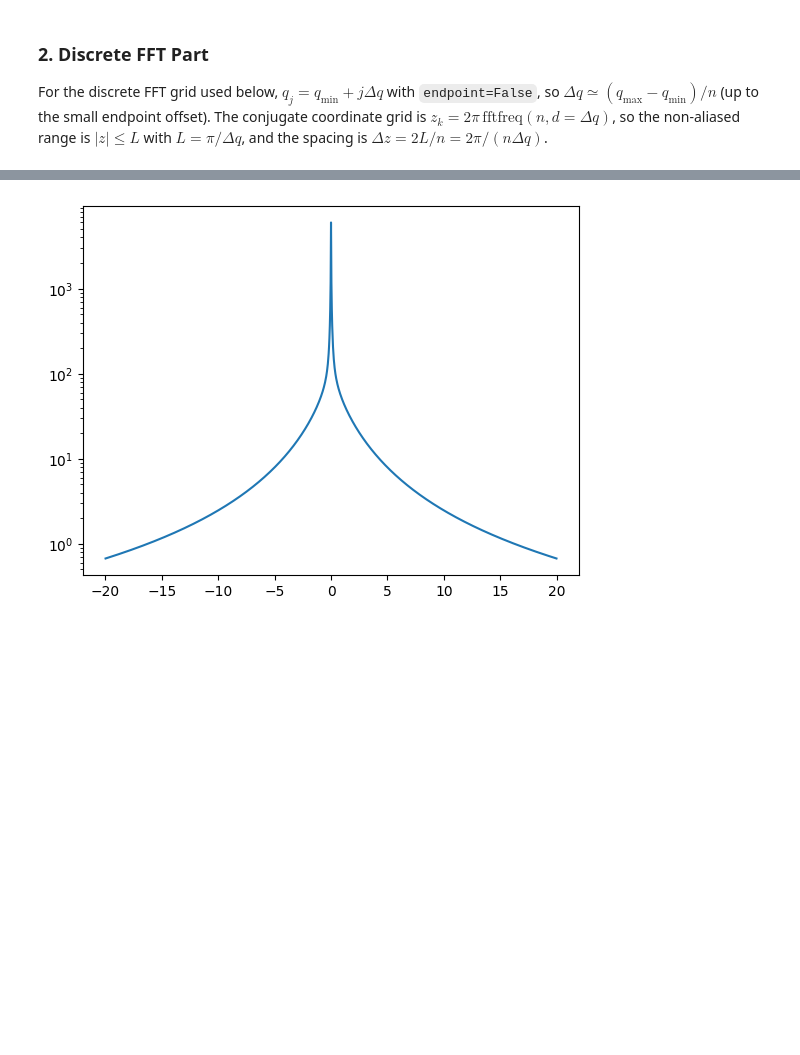
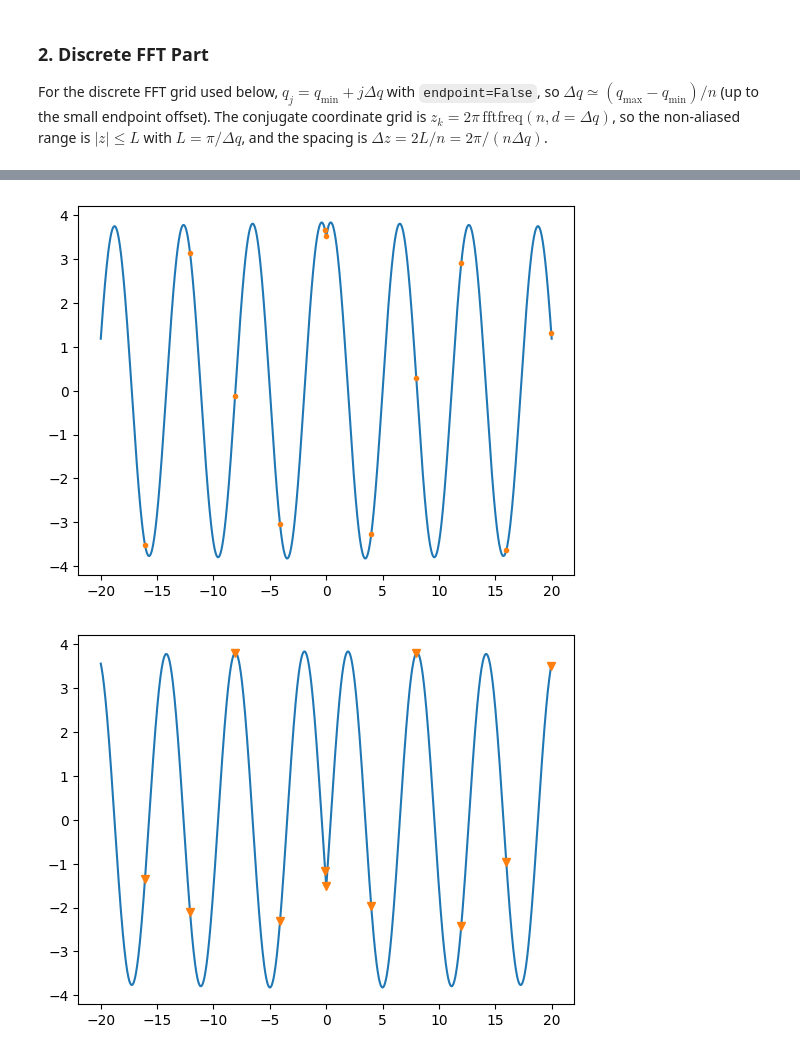
Before and after one commit to ClaudioQTM/2D_array, a Jupyter notebook: src/W_state/W_state_FFT.ipynb, the cells around one changed output, grey strips where cells are left out. Saved outputs shown, nothing was run; the diff lists cells and outputs as text; code cells hidden in the pictures; blank space fills up the shorter version.

```diff
--- a/src/W_state/W_state_FFT.ipynb
+++ b/src/W_state/W_state_FFT.ipynb
@@ -24,12 +24,12 @@ sigma_func_period = create_self_energy_interpolator_numba(
 )
 # r_para = np.array([-74, 30])
 # p_para = np.array([60, 50])
-r_para = np.array([1.8,0.01])
-p_para = np.array([0.01,0.01])
+r_para = np.array([2.0,0.01])
+p_para = np.array([0.0,0.0])
 
-E = 2 * (square_lattice.omega_e + collective_lamb_shift)
+E = 2 * (square_lattice.omega_e + collective_lamb_shift)+ 5
 #E = 205
-E1 = (E+0.5) / 2
+E1 = (E+2) / 2
 
 Q_para = np.array([0, 0])
 Zc = 0
@@ -46,10 +46,11 @@ q_min, q_max = q_bounds(E, r_para, Q_para, square_lattice)
 q_grid = np.linspace(q_min + 1e-10, q_max - 1e-10, n_points, endpoint=False)
 dq = q_grid[1] - q_grid[0]
 # %%
-eta = 1e-3
+eta = 5e-3
 n_Rs= 10
 
 peak_width = peak_width_estimator(r_para, p_para, E1, E, Q_para,eta,int(n_points),square_lattice, sigma_func_period_numba)
+
 if not peak_width:
     eta = 0.0
 elif peak_width < n_Rs*dq:
@@ -131,18 +137,23 @@ def _compute_quad_ft(z_val):
     )
 
 
-#quad_pairs = Parallel(n_jobs=n_quad_jobs, verbose=3)(
-#    delayed(_compute_quad_ft)(z_val) for z_val in z_sample
-#)
-#quad_result, quad_err = map(np.asarray, zip(*quad_pairs))
+quad_pairs = Parallel(n_jobs=n_quad_jobs, verbose=3)(
+    delayed(_compute_quad_ft)(z_val) for z_val in z_sample
+)
+quad_result, quad_err = map(np.asarray, zip(*quad_pairs))
 
 
 sorted_idx = np.argsort(plot_z_grid)
-plt.semilogy(plot_z_grid[sorted_idx], np.abs(plot_value_grid_ifft[sorted_idx]))
-#plt.plot(z_sample, np.real(quad_result), ".")
+plt.plot(plot_z_grid[sorted_idx], np.real(plot_value_grid_ifft[sorted_idx]))
+plt.plot(z_sample, np.real(quad_result), ".")
 plt.show()
 
-#plt.plot(plot_z_grid[sorted_idx], np.log(np.imag(plot_value_grid_ifft[sorted_idx])))
-#plt.plot(z_sample, np.imag(quad_result), "v")
-#plt.show()
+plt.plot(plot_z_grid[sorted_idx], np.imag(plot_value_grid_ifft[sorted_idx]))
+plt.plot(z_sample, np.imag(quad_result), "v")
+plt.show()
+
+
+plt.plot(plot_z_grid[sorted_idx], np.abs(plot_value_grid_ifft[sorted_idx]))
+plt.plot(z_sample, np.abs(quad_result), "v")
+plt.show()
 # %% [output]
@@ -149 +164,2 @@ plt.show()
-[figure, old version]
+[figure, new version]
+[figure, added]
```
Also changed, not shown: parts of 7 cells of this notebook, 1 other file.
